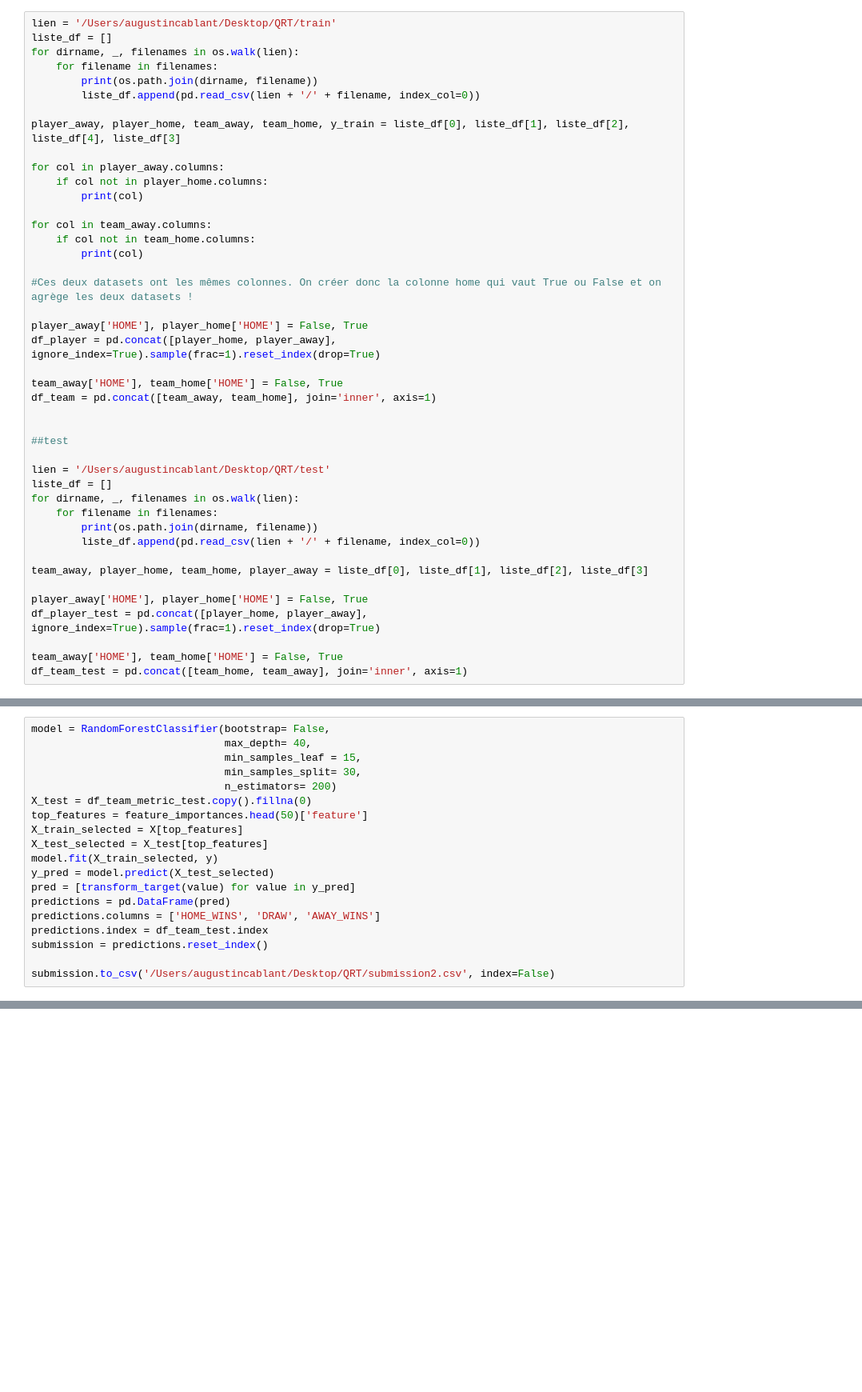
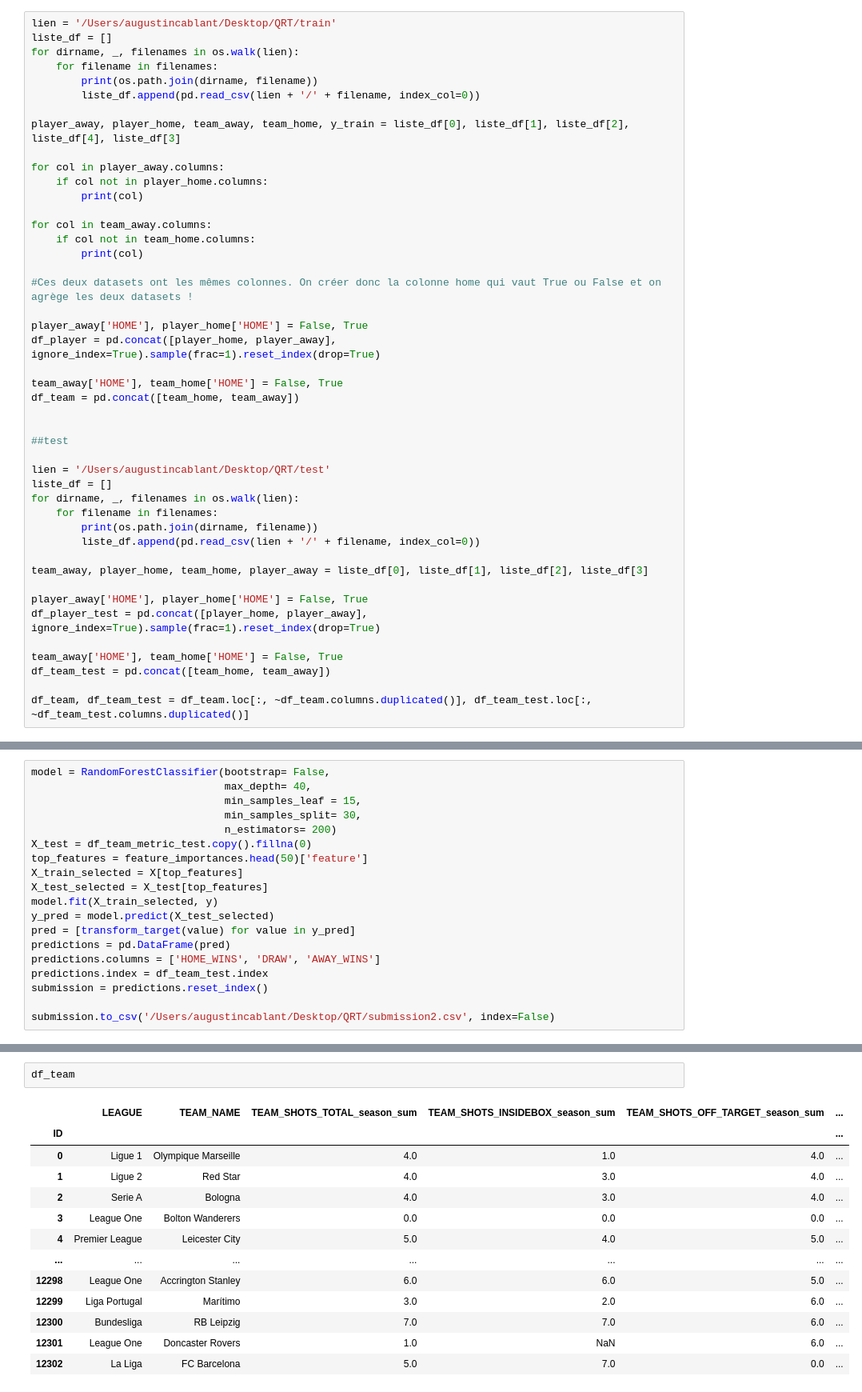
Before and after one commit to AugustinCablant/Data-Challenge-QRT, a Jupyter notebook: QRT-2024/EDA.ipynb, the cells around one changed output, grey strips where cells are left out. Shown at 80% size. Cells and saved outputs as stored; diff of their text form; blank space fills up the shorter version.

```diff
--- a/QRT-2024/EDA.ipynb
+++ b/QRT-2024/EDA.ipynb
@@ -37,7 +37,7 @@ player_away['HOME'], player_home['HOME'] = False, True
 df_player = pd.concat([player_home, player_away], ignore_index=True).sample(frac=1).reset_index(drop=True)
 
 team_away['HOME'], team_home['HOME'] = False, True
-df_team = pd.concat([team_away, team_home], join='inner', axis=1)
+df_team = pd.concat([team_home, team_away])
 
 
 ##test
@@ -55,7 +55,9 @@ player_away['HOME'], player_home['HOME'] = False, True
 df_player_test = pd.concat([player_home, player_away], ignore_index=True).sample(frac=1).reset_index(drop=True)
 
 team_away['HOME'], team_home['HOME'] = False, True
-df_team_test = pd.concat([team_home, team_away], join='inner', axis=1)
+df_team_test = pd.concat([team_home, team_away])
+
+df_team, df_team_test = df_team.loc[:, ~df_team.columns.duplicated()], df_team_test.loc[:, ~df_team_test.columns.duplicated()]
 # %% [output]
 /Users/augustincablant/Desktop/QRT/train/train_away_player_statistics_df.csv
 /Users/augustincablant/Desktop/QRT/train/train_home_player_statistics_df.csv
@@ -225,0 +236,16 @@ submission.to_csv('/Users/augustincablant/Desktop/QRT/submission2.csv', index=Fa
+# %%
+df_team
+# %% [output]
+|  | LEAGUE | TEAM_NAME | TEAM_SHOTS_TOTAL_season_sum | TEAM_SHOTS_INSIDEBOX_season_sum | TEAM_SHOTS_OFF_TARGET_season_sum | ... |
+| ID |  |  |  |  |  | ... |
+| 0 | Ligue 1 | Olympique Marseille | 4.0 | 1.0 | 4.0 | ... |
+| 1 | Ligue 2 | Red Star | 4.0 | 3.0 | 4.0 | ... |
+| 2 | Serie A | Bologna | 4.0 | 3.0 | 4.0 | ... |
+| 3 | League One | Bolton Wanderers | 0.0 | 0.0 | 0.0 | ... |
+| 4 | Premier League | Leicester City | 5.0 | 4.0 | 5.0 | ... |
+| ... | ... | ... | ... | ... | ... | ... |
+| 12298 | League One | Accrington Stanley | 6.0 | 6.0 | 5.0 | ... |
+| 12299 | Liga Portugal | Marítimo | 3.0 | 2.0 | 6.0 | ... |
+| 12300 | Bundesliga | RB Leipzig | 7.0 | 7.0 | 6.0 | ... |
+| 12301 | League One | Doncaster Rovers | 1.0 | NaN | 6.0 | ... |
+| 12302 | La Liga | FC Barcelona | 5.0 | 7.0 | 0.0 | ... |
```
Also changed, not shown: parts of 5 cells of this notebook.
